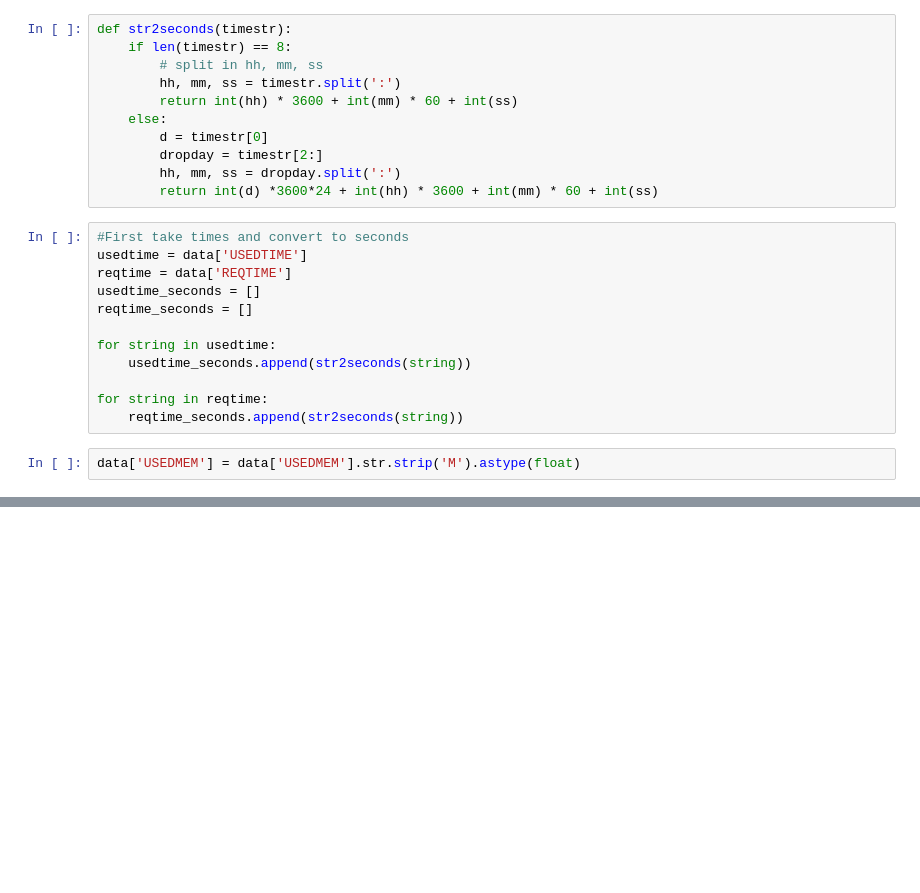
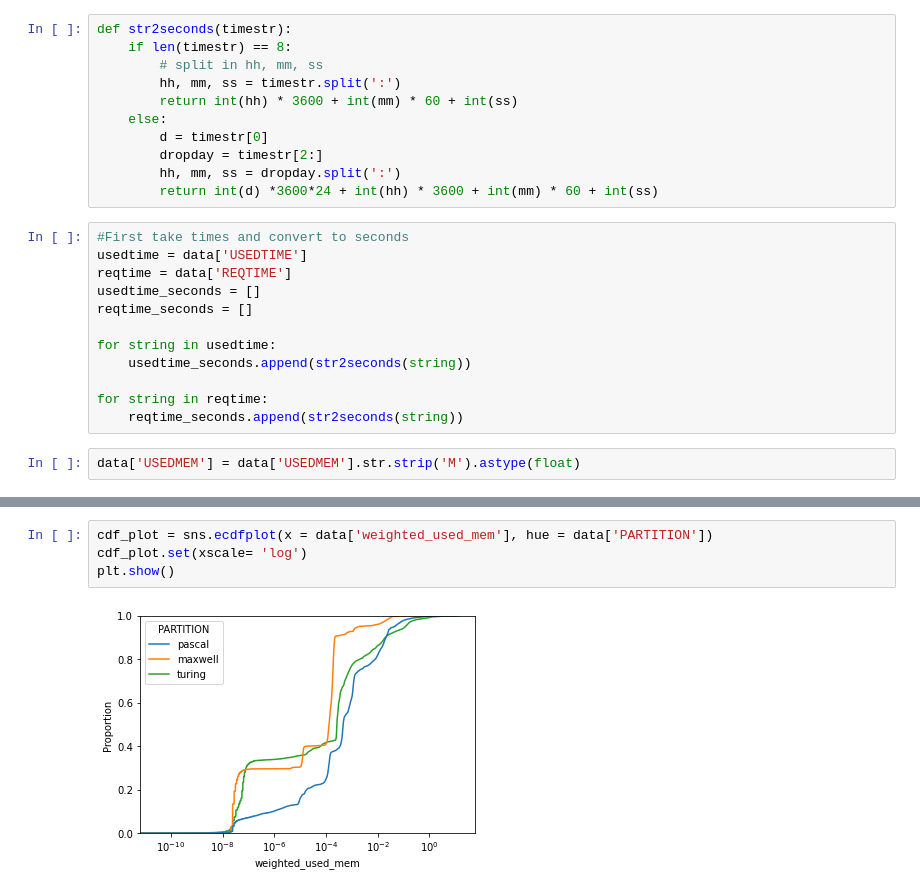
Before and after one commit to nss-data-science-cohort-6/accre_project-malted_milk_balls, a Jupyter notebook: ACCRE_data_notebook.ipynb, the cells around one changed output, grey strips where cells are left out. Drawn from its saved outputs; the diff is of its cells as text; blank space fills up the shorter version.

```diff
--- a/ACCRE_data_notebook.ipynb
+++ b/ACCRE_data_notebook.ipynb
@@ -50,0 +112,6 @@ turing = data[data['PARTITION'] == 'turing']
+# %%
+cdf_plot = sns.ecdfplot(x = data['weighted_used_mem'], hue = data['PARTITION'])
+cdf_plot.set(xscale= 'log')
+plt.show()
+# %% [output]
+[figure, added]
```
Also changed, not shown: parts of 12 cells of this notebook.
